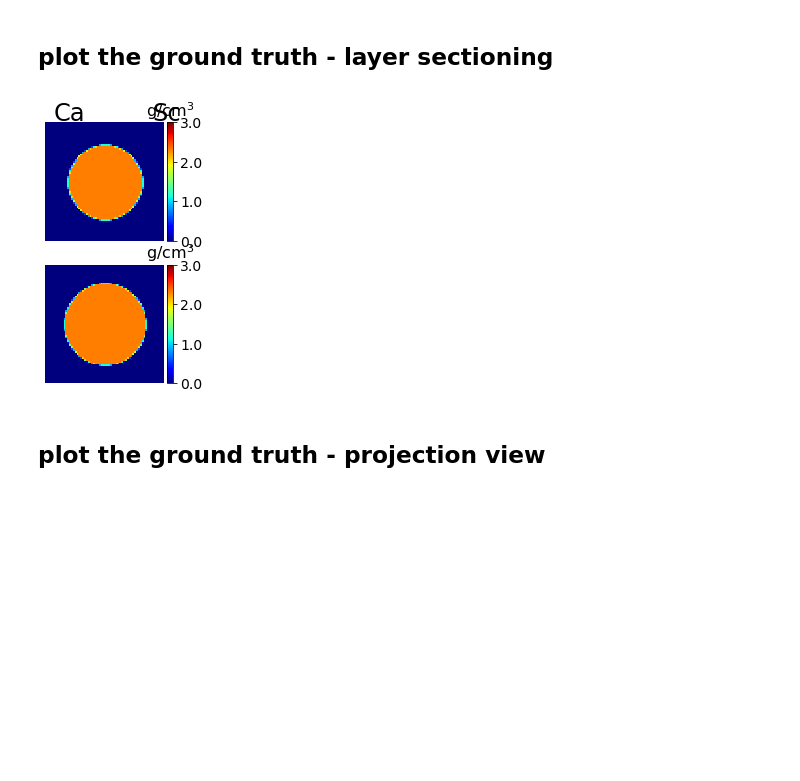
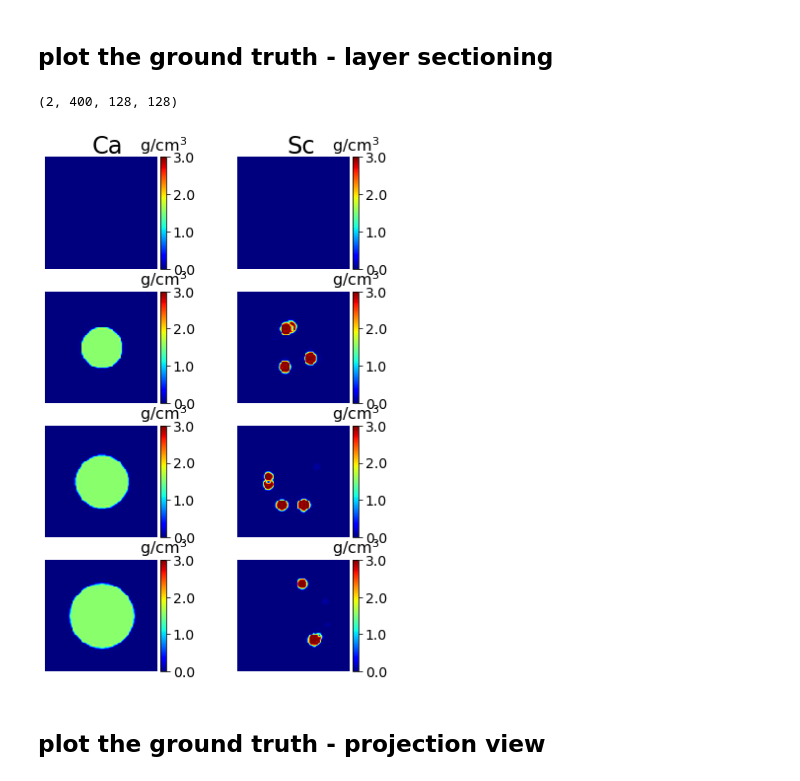
Before and after one commit to hpphappy/XRF_tomography, a Jupyter notebook: 3D/recon_plot-Copy1.ipynb, the cells around one changed output. Cells and saved outputs as stored; diff of their text form; code cells hidden in the pictures; blank space fills up the shorter version.

```diff
--- a/3D/recon_plot-Copy1.ipynb
+++ b/3D/recon_plot-Copy1.ipynb
@@ -629,7 +629,7 @@ line_idx_all_elements_ls = [[0],[1]]
 # line_idx_all_elements_ls = [[0,1], [2,3]]
 n_theta_cpu =  n_theta.to("cpu")
 n_theta_ds_factor = 1
-layer_idx_ls = np.arange(0, 32, 8)
+layer_idx_ls = np.arange(0, 128, 32)
 # layer_idx_ls = np.array([30, 40])
 
 # XRF_data = np.load(os.path.join(data_path, f_XRF_data) + '.npy').astype(np.float32)
@@ -722,7 +721,7 @@ line_idx_all_elements_ls = [[0],[1]]
 # line_idx_all_elements_ls = [[0,1], [2,3]]
 n_theta_cpu =  n_theta.to("cpu")
 n_theta_ds_factor = 1
-layer_idx_ls = np.arange(0, 32, 8)
+layer_idx_ls = np.arange(0, 128, 32)
 # layer_idx_ls = np.array([30, 40])
 
 # XRF_data = np.load(os.path.join(data_path, f_XRF_data) + '.npy').astype(np.float32)
@@ -852,7 +857,7 @@ plt.savefig(os.path.join(data_path, 'reconstructed_object_projection_view.pdf'),
 ## reprojected XRT sinogram
 # %%
 n_elements = len(this_aN_dic)
-layer_idx_ls = np.arange(0,20,5)
+layer_idx_ls = np.arange(0,128,32)
 # layer_idx_ls = np.array([30, 40])
 n_theta_cpu =  n_theta.to("cpu")
 n_theta_ds_factor = 1
@@ -891,38 +896,45 @@ plt.savefig(os.path.join(data_path, 'reconstructed_OD_sinogram.pdf'), format='pd
 # %% [markdown]
 # Plot the ground truth if using a simulated dataset
 # %%
-grid_path = "./data/sample_9_size_64_pad/nElements_1"
-f_grid = "grid_concentration.npy"
+grid_path = "./data/size_128"
+# f_grid = "grid_concentration.npy"
+f_grid = "density_n_element_2"
 # %% [markdown]
 ## plot the ground truth - layer sectioning
 # %%
-gt = np.load(os.path.join(grid_path, f_grid))
-layer_idx_ls = [30, 40]
+# gt = np.load(os.path.join(grid_path, f_grid))
+with h5py.File(os.path.join(data_path, f_grid +'.h5'), "r") as s:
+    gt = s["sample/densities"][...].astype(np.float32)
+    #shape=(n_lines, n_theta, sample_height_n, sample_size_n)
+    print(XRF_data.shape)
+
+layer_idx_ls = layer_idx_ls = np.arange(0,128,32)
 
 image_size = gt.shape[-1]
 fig6 = plt.figure(figsize=(4 * gt.shape[0] * 0.8 , 3 * len(layer_idx_ls) * 0.8))
 gs6 = gridspec.GridSpec(nrows= len(layer_idx_ls), ncols = gt.shape[0], width_ratios=[1] * gt.shape[0])
 
 fig6.text(0.27, 0.885, 'Ca', color='black', fontsize=24)
 fig6.text(0.70, 0.885, 'Sc', color='black', fontsize=24)
 
 for element_idx in range(gt.shape[0]):
     for idx, layer_idx in enumerate(layer_idx_ls):
         fig6_ax1 = fig6.add_subplot(gs6[idx, element_idx])
         fig6_ax1.set_xticks(np.arange(0, image_size, 1))
         fig6_ax1.set_yticks(np.arange(0, image_size, 1))
         # fig6_ax1.grid(color='w', linewidth=2)
         fig6_ax1.axis('off')
         pos = fig6_ax1.imshow(gt[element_idx,layer_idx], cmap='jet', vmin=0, vmax=3, extent=[0, image_size, image_size, 0], origin='upper')
         divider = make_axes_locatable(fig6_ax1)
         cax = divider.append_axes("right", size="5%", pad=0.05)
         ticks = np.arange(0, 4, 1)
         cbar = fig6.colorbar(pos, cax=cax, ticks=ticks)
         cbar.ax.set_yticklabels(["{:.1f}".format(i) for i in ticks])
         cbar.ax.tick_params(labelsize=14)
         cbar.ax.set_title('g/'+r'$\rm{cm}^{3}$', size='16')
 # %% [output]
+(2, 400, 128, 128)
-[figure, old version]
+[figure, new version]
 # %% [markdown]
 ## plot the ground truth - projection view
 # %%
```
Also changed, not shown: parts of 5 cells of this notebook.
